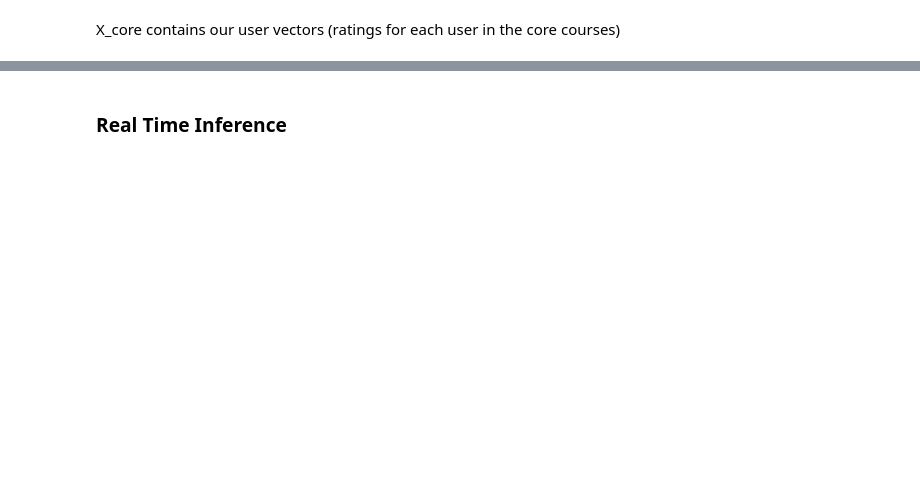
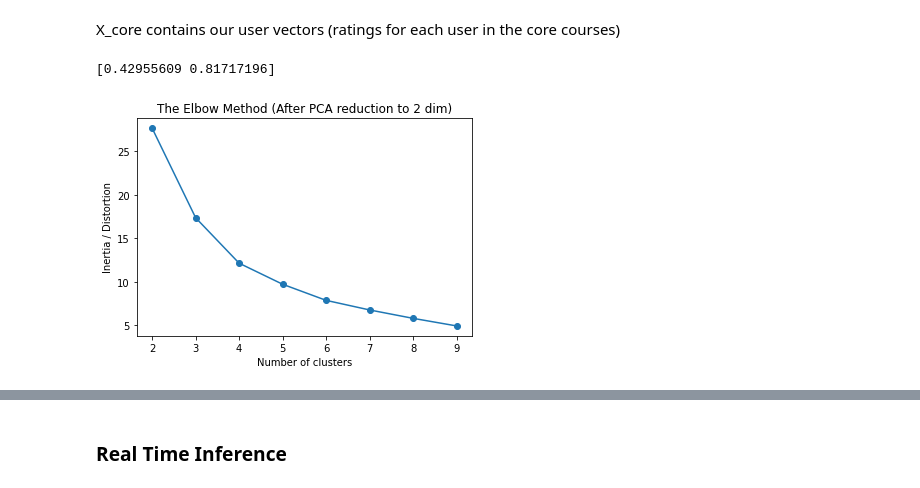
Before and after one commit to Shridhar2602/CourseRecommender, a Jupyter notebook: Analysis.ipynb, the cells around one changed output, grey strips where cells are left out. Cells and saved outputs as stored; diff of their text form; code cells hidden in the pictures; blank space fills up the shorter version.

```diff
--- a/Analysis.ipynb
+++ b/Analysis.ipynb
@@ -56,26 +71,0 @@ X_core contains our user vectors (ratings for each user in the core courses)
-# %%
-import numpy as np
-from sklearn.decomposition import PCA
-
-def Pca(n):
-	pca = PCA(n_components=n).fit(X_core)
-
-	print(pca.explained_variance_ratio_.cumsum())
-	kmeans_reduced = pca.transform(X_core)
-	kmeans_reduced.shape
-
-	Inertia = []
-
-	for i in range(2, 10):
-		kmeans = K_Means(i, 10)
-		kmeans.fit(kmeans_reduced, 75)
-		Inertia.append(kmeans.inertia)
-
-	plt.plot(range(2, 10), Inertia, 'o-')
-	plt.xticks(range(2, 10))
-	plt.title(f'The Elbow Method (After PCA reduction to {n} dim)')
-	plt.xlabel('Number of clusters')
-	plt.ylabel('Inertia / Distortion')
-	plt.show()
-
-# Pca(2)
@@ -83,0 +72,5 @@ def Pca(n):
+# %%
+Pca(2)
+# %% [output]
+[0.42955609 0.81717196]
+[figure, added]
```
Also changed, not shown: parts of 26 cells of this notebook, 4 other files.
